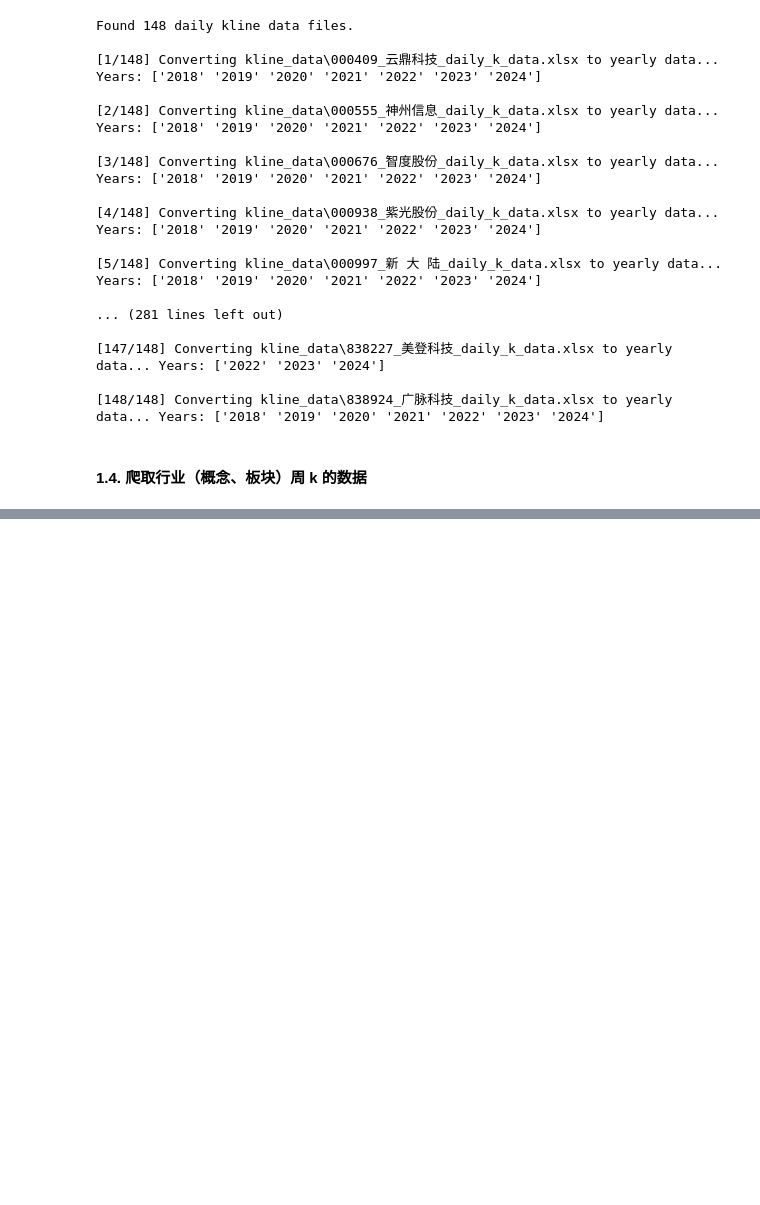
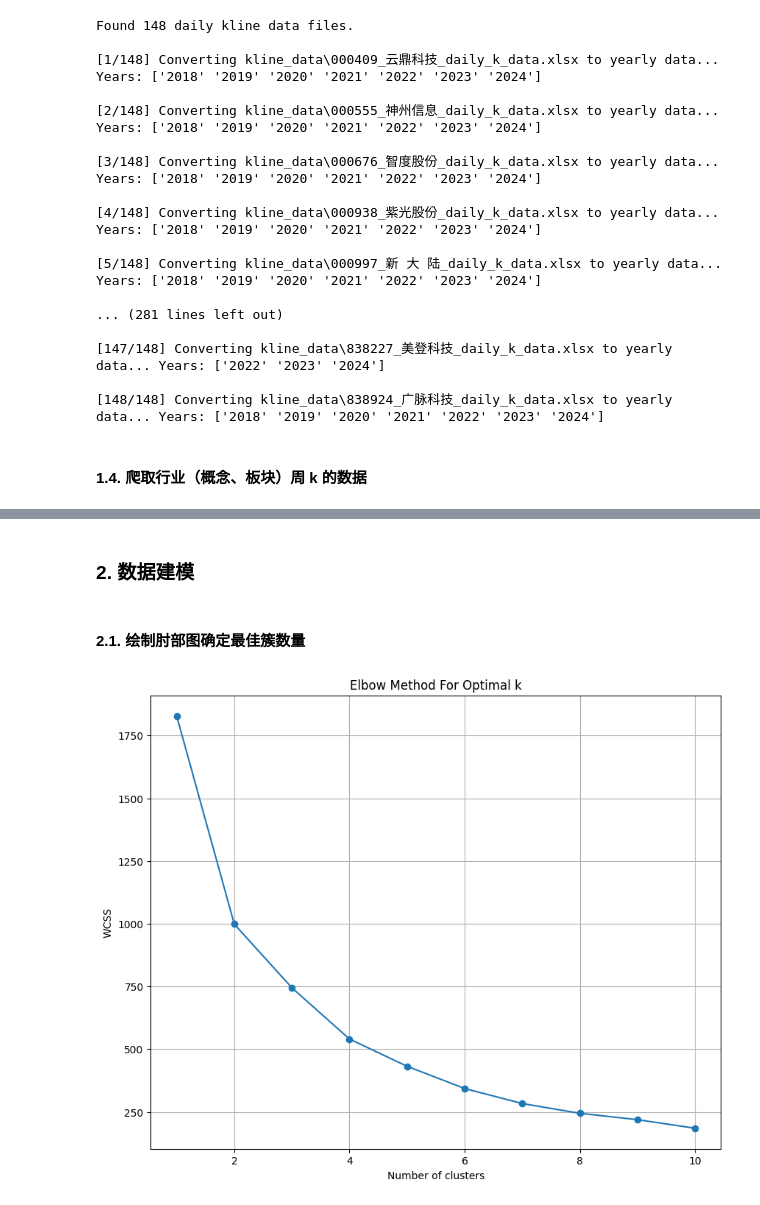
Before and after one commit to R3c0ger/crawling-analysis-and-modeling-of-stock-data, a Jupyter notebook: stock_crawler.ipynb, the cells around one changed output, grey strips where cells are left out. Saved outputs shown, nothing was run; the diff lists cells and outputs as text; code cells hidden in the pictures; blank space fills up the shorter version.

Commit message:
feat: add elbow curve and clustering

```diff
--- a/stock_crawler.ipynb
+++ b/stock_crawler.ipynb
@@ -373,3 +376,42 @@ Data saved to BK1162_AI手机_weekly_k_data.xlsx successfully.
 | 10 | BK1162 | AI手机 | 2024-05-17 | 972.13 | 968.24 | 991.79 | 948.48 | 19774306 | 42315588475.00 | 4.41 | -1.41 | ... |
 | 11 | BK1162 | AI手机 | 2024-05-24 | 965.31 | 955.80 | 1009.59 | 955.34 | 25138090 | 52359517457.00 | 5.60 | -1.28 | ... |
 | 12 | BK1162 | AI手机 | 2024-05-30 | 954.12 | 961.80 | 976.41 | 938.65 | 16540676 | 29611628043.00 | 3.95 | 0.63 | ... |
+# %% [markdown]
+### 2. 数据建模
+# %% [markdown]
+#### 2.1. 绘制肘部图确定最佳簇数量
+# %%
+import matplotlib.pyplot as plt
+from sklearn.preprocessing import StandardScaler
+from sklearn.cluster import KMeans
+
+
+def load_and_preprocess_data(yearly_kline_file):
+    """读取数据并进行预处理"""
+    df = pd.read_excel(yearly_kline_file)
+    features = df[['涨跌幅(%)', '振幅(%)']]
+    # 数据标准化
+    scaler = StandardScaler()
+    data_scaled = scaler.fit_transform(features)
+    return data_scaled, df
+
+def plot_elbow_curve(data_scaled):
+    """绘制肘部法则曲线"""
+    wcss = []
+    for i in range(1, 11):
+        kmeans = KMeans(n_clusters=i, init='k-means++', max_iter=300, n_init=10, random_state=0)
+        kmeans.fit(data_scaled)
+        wcss.append(kmeans.inertia_)
+    plt.figure(figsize=(10, 8))
+    plt.plot(range(1, 11), wcss, marker='o')
+    plt.title('Elbow Method For Optimal k')
+    plt.xlabel('Number of clusters')
+    plt.ylabel('WCSS')
+    plt.grid()
+    plt.show()
+
+yearly_kline = 'kline_data/yearly_kline_data.xlsx'
+data_scaled, data_frame = load_and_preprocess_data(yearly_kline)
+plot_elbow_curve(data_scaled)
+# %% [output]
+[figure, added]
```
Also changed, not shown: parts of 4 cells of this notebook, 1 other file.
